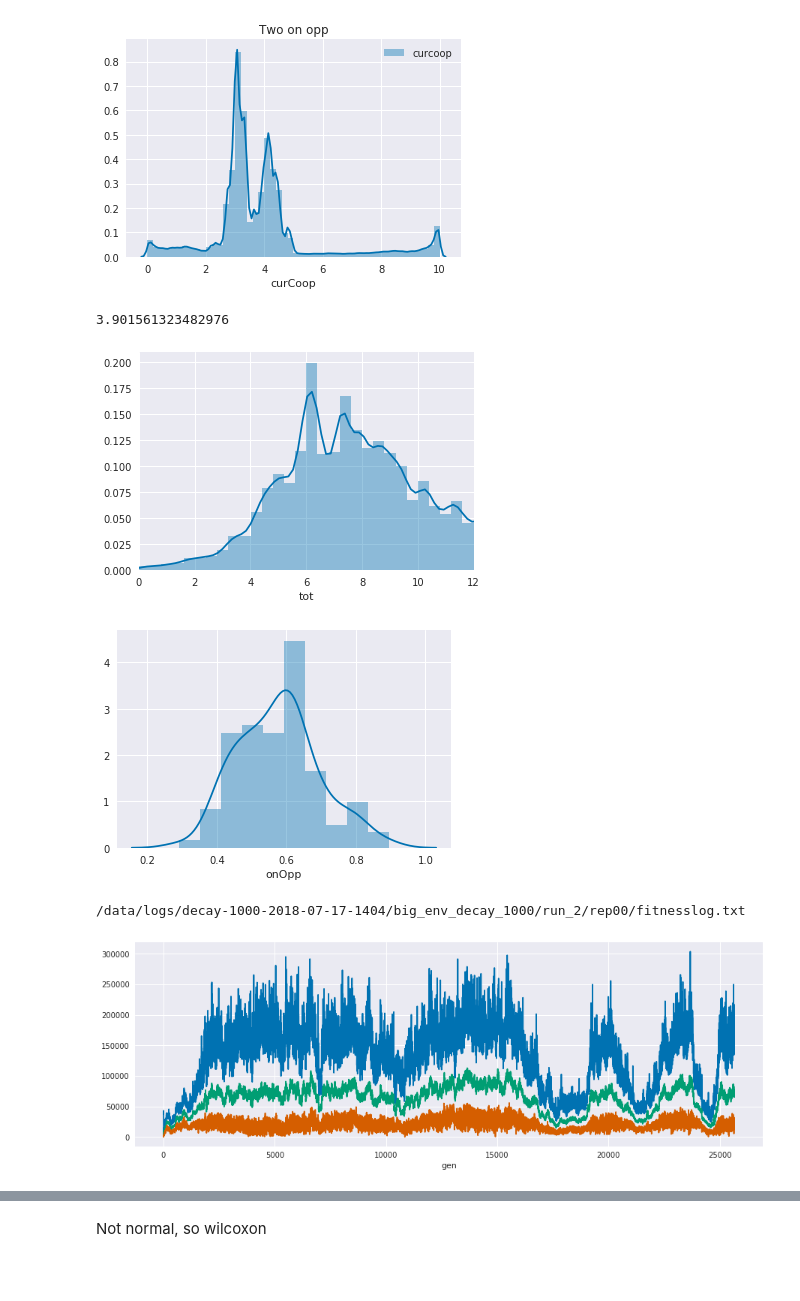
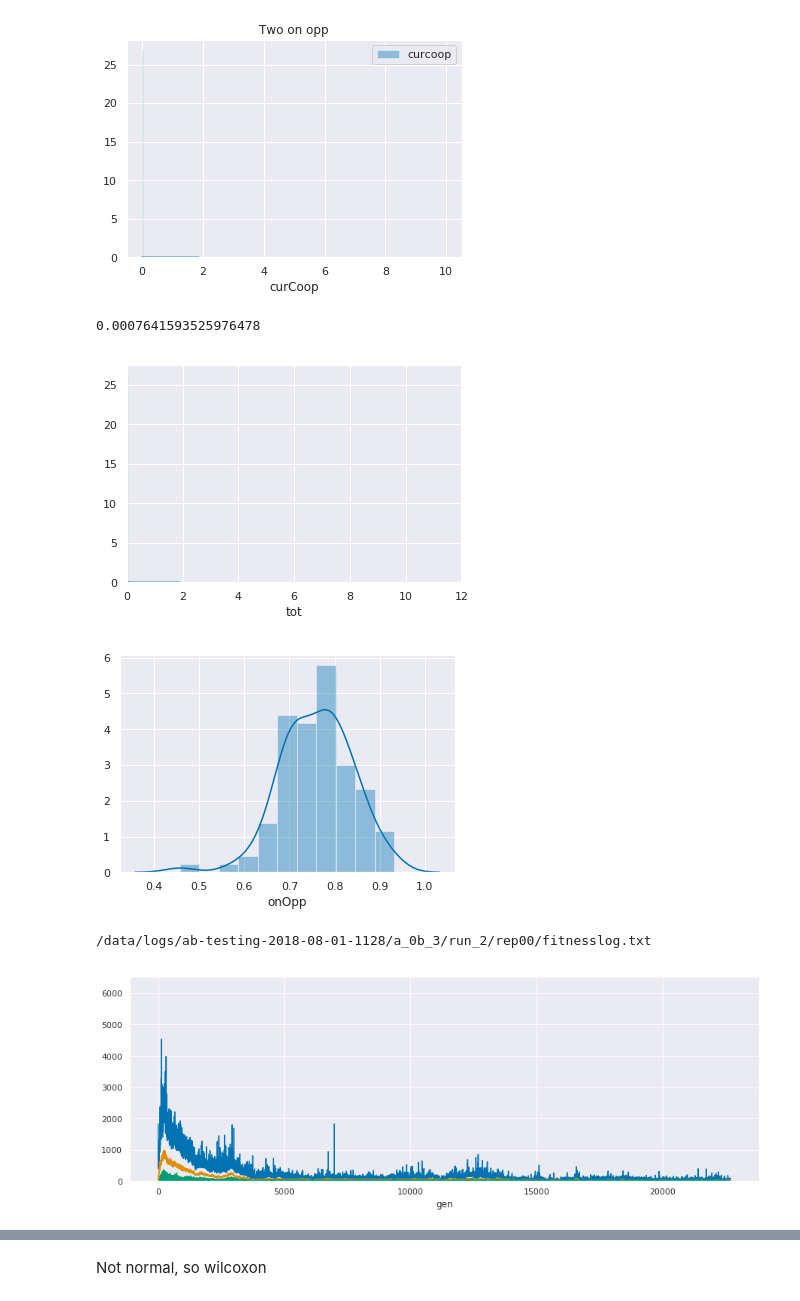
Before and after one commit to PaulEcoffet/roborobo3, a Jupyter notebook: roborobo3/notebooks/bigmodel ESS stat.ipynb, the cells around one changed output, grey strips where cells are left out. Saved outputs shown, nothing was run; the diff lists cells and outputs as text; code cells hidden in the pictures; blank space fills up the shorter version.

```diff
--- a/roborobo3/notebooks/bigmodel ESS stat.ipynb
+++ b/roborobo3/notebooks/bigmodel ESS stat.ipynb
@@ -11,19 +11,31 @@ from glob import glob
 
 sns.set()
 sns.set_palette('colorblind');
+# %%
+def read_csvx(path, *args, **kwargs):
+    try:
+        return pd.read_csv(str(path) +'.gz', *args, **kwargs)
+    except Exception as e:
+        print(e)
+        return pd.read_csv(path, *args, **kwargs)
 # %%
 
 gens = [19999]
 
-conds = sorted(glob(f'/data/logs/decay-1000-2018-07-17-1404/**/rep00', recursive=True))
+conds = sorted(glob(f'/data/logs/ab-testing-2018-08-01-1128/**/rep00', recursive=True))
 
 for cond in conds:
     try:
         fitpath = Path(cond) / "fitnesslog.txt"
-        fit = pd.read_csv(fitpath, delimiter="\t").query('fitness > 0')
-    except Exception:
-        print('fail')
-        continue
+        fit = pd.read_csv(fitpath, delimiter="\t")
+    except Exception as e:
+        print('fail with', fitpath)
+        try:
+            fit = pd.read_csv(str(fitpath) + '.gz', delimiter="\t")
+        except Exception as e:
+            print(e)
+            pass
+
     else:
         print(fitpath)
 
@@ -33,6 +45,7 @@ for cond in conds:
     fit.groupby('gen')['fitness'].max().plot(ax=ax1)
     fit.groupby('gen')['fitness'].median().plot(ax=ax1)
     fit.groupby('gen')['fitness'].min().plot(ax=ax1)
+    ax1.set_ylim(0, None)
     plt.show(fig)
 
     for gen in gens:
@@ -43,7 +56,7 @@ for cond in conds:
         logs = []
         while ok:
             try:
-                dat = pd.read_csv(logfile.format(i), delimiter="\t")
+                dat = read_csvx(logfile.format(i), delimiter="\t")
                 dat["eval"] = i
                 logs.append(dat)
             except:
@@ -70,6 +83,7 @@ for cond in conds:
         ax = ax1
         on_opp = log.query('onOpp == 1 and nbOnOpp == 2').copy()
         sns.distplot(on_opp['curCoop'], label="curcoop", ax=ax)
+        ax.set_xlim(-0.5, 10.5)
         #sns.distplot(on_opp['a'], label="ess")
         ax.legend()
         ax.set_title('Two on opp')
@@ -95,7 +109,7 @@ gen: 19999
-[figure, old version]
+[figure, new version]
-3.901561323482976
+0.0007641593525976478
-[figure, old version]
+[figure, new version]
-[figure, old version]
+[figure, new version]
-/data/logs/decay-1000-2018-07-17-1404/big_env_decay_1000/run_2/rep00/fitnesslog.txt
+/data/logs/ab-testing-2018-08-01-1128/a_0b_3/run_2/rep00/fitnesslog.txt
-[figure, old version]
+[figure, new version]
 gen: 19999
```
Also changed, not shown: parts of 3 cells of this notebook, 2 other files.
